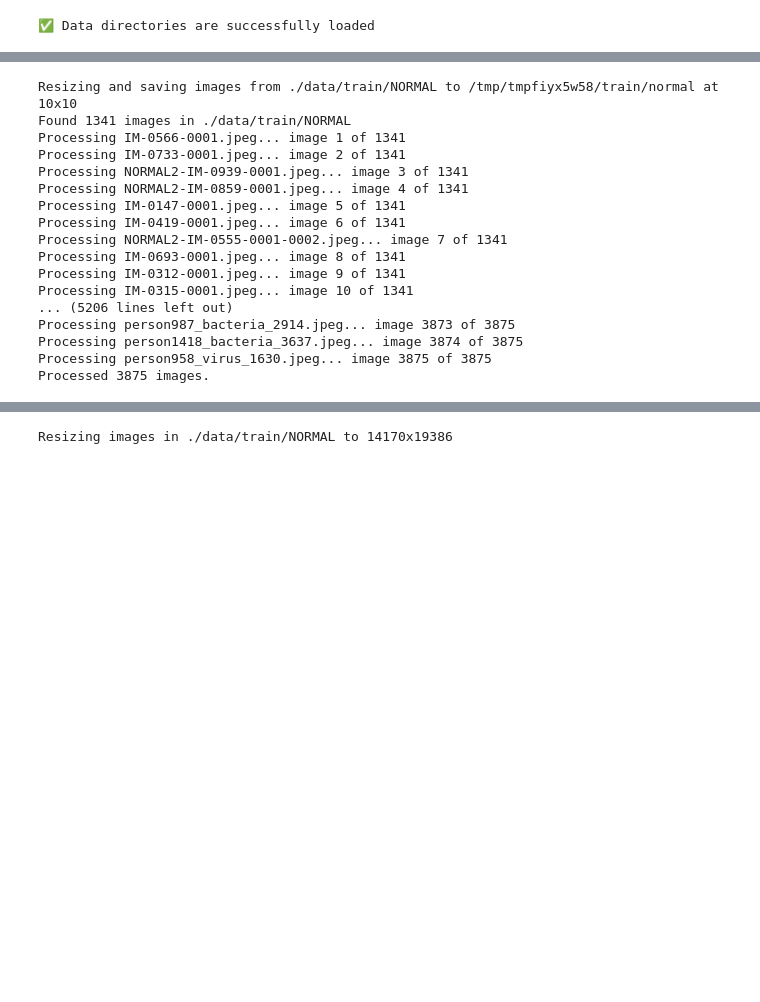
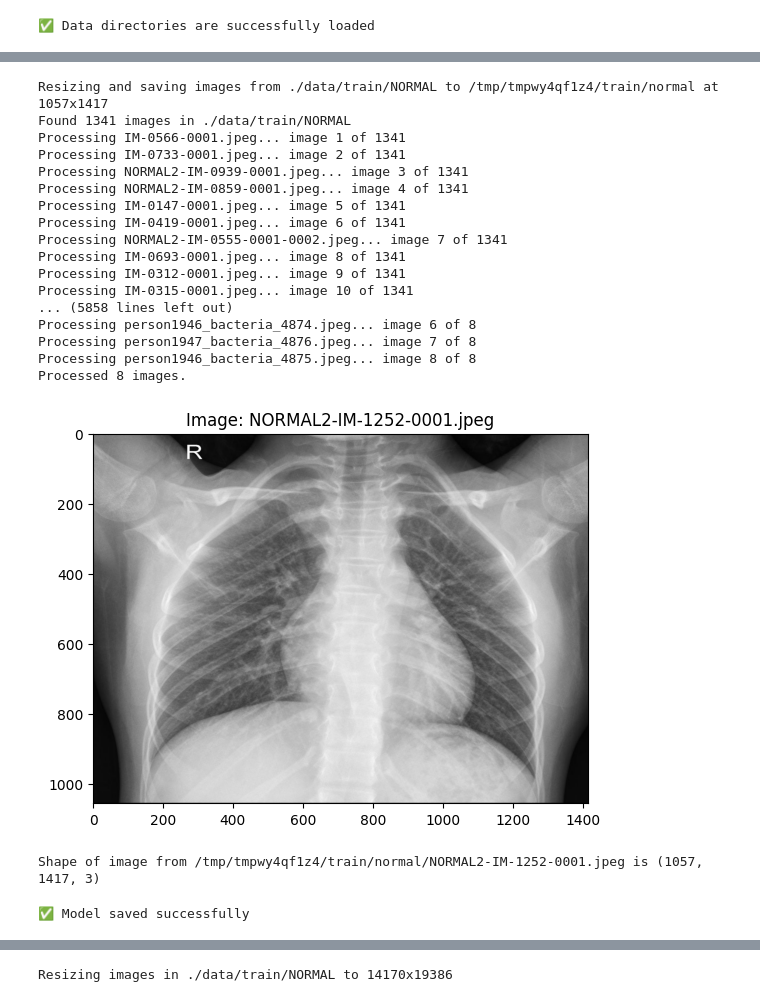
Before and after one commit to sanlamamba/zoidberg-pneumonia, a Jupyter notebook: chest_xray.ipynb, the cells around one changed output, grey strips where cells are left out. Saved outputs shown, nothing was run; the diff lists cells and outputs as text; code cells hidden in the pictures; blank space fills up the shorter version.

```diff
--- a/chest_xray.ipynb
+++ b/chest_xray.ipynb
@@ -126,6 +286,7 @@ Average height and width of images in total dataset is 14170 and 19385 respectiv
 # %%
-avg_total_height, avg_total_width = 10, 10
 def resize_and_save_images(input_path, output_path, average_height=avg_total_height, average_width=avg_total_width):
+    average_height = int(average_height)
+    average_width = int(average_width)
     print(f"Resizing and saving images from {input_path} to {output_path} at {average_height}x{average_width}")
     if not os.path.exists(output_path):
         os.makedirs(output_path)
@@ -144,8 +305,15 @@ def resize_and_save_images(input_path, output_path, average_height=avg_total_hei
 
 resize_and_save_images(dir_paths['train_normal'], os.path.join(temp_dir_base, 'train/normal'))
 resize_and_save_images(dir_paths['train_pneumonia'], os.path.join(temp_dir_base, 'train/pneumonia'))
+resize_and_save_images(dir_paths['test_normal'], os.path.join(temp_dir_base, 'test/normal'))
+resize_and_save_images(dir_paths['test_pneumonia'], os.path.join(temp_dir_base, 'test/pneumonia'))
+resize_and_save_images(dir_paths['val_normal'], os.path.join(temp_dir_base, 'val/normal'))
+resize_and_save_images(dir_paths['val_pneumonia'], os.path.join(temp_dir_base, 'val/pneumonia'))
+
+
+print("✅ Images resized and saved successfully")
 # %% [output]
-Resizing and saving images from ./data/train/NORMAL to /tmp/tmpfiyx5w58/train/normal at 10x10
+Resizing and saving images from ./data/train/NORMAL to /tmp/tmpwy4qf1z4/train/normal at 1057x1417
 Found 1341 images in ./data/train/NORMAL
 Processing IM-0566-0001.jpeg... image 1 of 1341
 Processing IM-0733-0001.jpeg... image 2 of 1341
@@ -157,15 +325,18 @@ Processing NORMAL2-IM-0555-0001-0002.jpeg... image 7 of 1341
 Processing IM-0693-0001.jpeg... image 8 of 1341
 Processing IM-0312-0001.jpeg... image 9 of 1341
 Processing IM-0315-0001.jpeg... image 10 of 1341
-... (5206 lines left out)
-Processing person987_bacteria_2914.jpeg... image 3873 of 3875
-Processing person1418_bacteria_3637.jpeg... image 3874 of 3875
-Processing person958_virus_1630.jpeg... image 3875 of 3875
-Processed 3875 images.
+... (5858 lines left out)
+Processing person1946_bacteria_4874.jpeg... image 6 of 8
+Processing person1947_bacteria_4876.jpeg... image 7 of 8
+Processing person1946_bacteria_4875.jpeg... image 8 of 8
+Processed 8 images.
 # %%
 # pick random image from the tmp directory and plot it
-random_dir = random.choice(['train/normal', 'train/pneumonia'])
+random_dir = random.choice(['train/normal', 'train/pneumonia', 'test/normal', 'test/pneumonia', 'val/normal', 'val/pneumonia'])
 filelist = os.listdir(os.path.join(temp_dir_base, random_dir))
 filelist_random = random.choice(filelist)
 plotted_image = os.path.join(temp_dir_base, random_dir, filelist_random)
 plot_image(plotted_image, filelist_random)
+# %% [output]
+[figure, added]
+Shape of image from /tmp/tmpwy4qf1z4/train/normal/NORMAL2-IM-1252-0001.jpeg is (1057, 1417, 3)
@@ -171,0 +373,10 @@ plot_image(plotted_image, filelist_random)
+# %%
+# Decision Tree Classifier
+clf = DecisionTreeClassifier(max_depth=50, random_state=42)
+clf.fit(X_train, y_train)
+
+# save the model
+joblib.dump(clf, 'model.pkl')
+print("✅ Model saved successfully")
+# %% [output]
+✅ Model saved successfully
```
Also changed, not shown: parts of 16 cells of this notebook, 5 other files.
